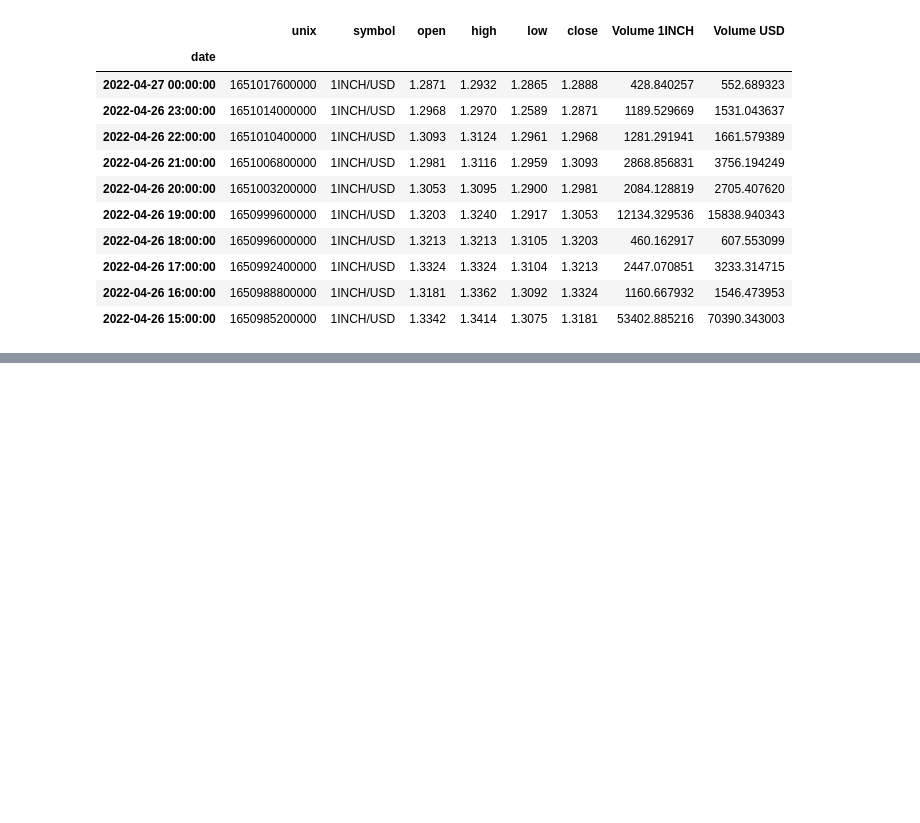
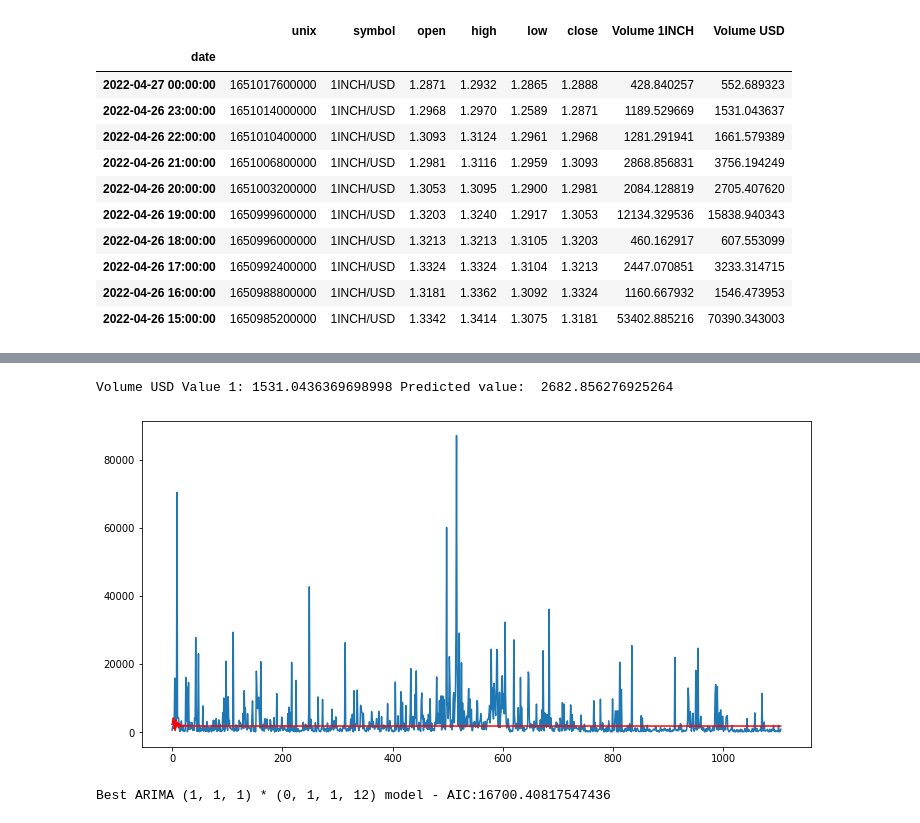
Before and after one commit to kennethZhangML/DAO-ML-Repo, a Jupyter notebook: ARMA_ARIMA_SARIMA_model_testing.ipynb, the cells around one changed output, grey strips where cells are left out. Saved outputs shown, nothing was run; the diff lists cells and outputs as text; code cells hidden in the pictures; blank space fills up the shorter version.

```diff
--- a/ARMA_ARIMA_SARIMA_model_testing.ipynb
+++ b/ARMA_ARIMA_SARIMA_model_testing.ipynb
@@ -60,0 +83,32 @@ Basic Autocorrelation Coefficients/Values/Functions:
+# %%
+'''
+AutoRegression -> ARMA (Autoregressive Moving Average Model)
+Autoregressive (AR) Model is when present value of a time series can be predicted from using previous values of the same series.
+It's a regression using its same series, though shifted by a time step, called a lag. The present value is a weighted average of its past values.
+Both the t-1 and t-2 are lags of the time series y. The error term (noise) is represented as e. The values a1 and a2 are the coefficients of the model.
+'''
+
+import warnings
+warnings.filterwarnings('ignore', 'statsmodels.tsa.arima_model.ARMA',
+                        FutureWarning)
+warnings.filterwarnings('ignore', 'statsmodels.tsa.arima_model.ARIMA',
+                        FutureWarning)
+
+import statsmodels.api as sm
+from statsmodels.tsa.arima_model import ARMA
+from statsmodels.graphics.tsaplots import plot_acf
+from pandas.plotting import lag_plot
+from pandas.plotting import autocorrelation_plot
+from pandas import concat
+
+train = (df['Volume USD'][df['Volume USD'].index < '2022-03-12'])
+test = (df['Volume USD'][df['Volume USD'].index >= '2022-03-12'])
+train = np.array(train)
+test = np.array(test)
+# %%
+from statsmodels.tsa.ar_model import AR
+
+ar_model = sm.tsa.AR(train)
+ar_fit = ar_model.fit()
+print("Lag: {}".format(ar_fit.k_ar))
+print("Coefficients: {}".format(ar_fit.params))
@@ -60,0 +142,11 @@ Basic Autocorrelation Coefficients/Values/Functions:
+# %%
+predictions = ar_fit.predict(start=len(train), end=len(train)+len(test)-1, dynamic=False)
+print('Volume USD Value 1:',test[1],'Predicted value: ',predictions[1])
+
+plt.figure(figsize=(12,6))
+plt.plot(test)
+plt.plot(predictions, color='red')
+plt.show()
+# %% [output]
+Volume USD Value 1: 1531.0436369698998 Predicted value:  2682.856276925264
+[figure, added]
@@ -60,0 +160,17 @@ Basic Autocorrelation Coefficients/Values/Functions:
+# %%
+best_aic = np.inf
+best_pdq = None
+best_seasonal_pdq = None
+temp_model = None
+for param in pdq:
+    for param_seasonal in seasonal_pdq:
+        temp_model = sm.tsa.SARIMAX(train,order=param,seasonal_order = param_seasonal,enforce_invertibility=False,
+                             enforce_stationarity=False)
+        results = temp_model.fit(disp=False)
+        if results.aic < best_aic:
+            best_aic = results.aic
+            best_pdq = param
+            best_seasonal_pdq = param_seasonal
+print("Best ARIMA {} * {} model - AIC:{}".format(best_pdq,best_seasonal_pdq,best_aic))
+# %% [output]
+Best ARIMA (1, 1, 1) * (0, 1, 1, 12) model - AIC:16700.40817547436
```
Also changed, not shown: parts of 7 cells of this notebook, 1 other file.
